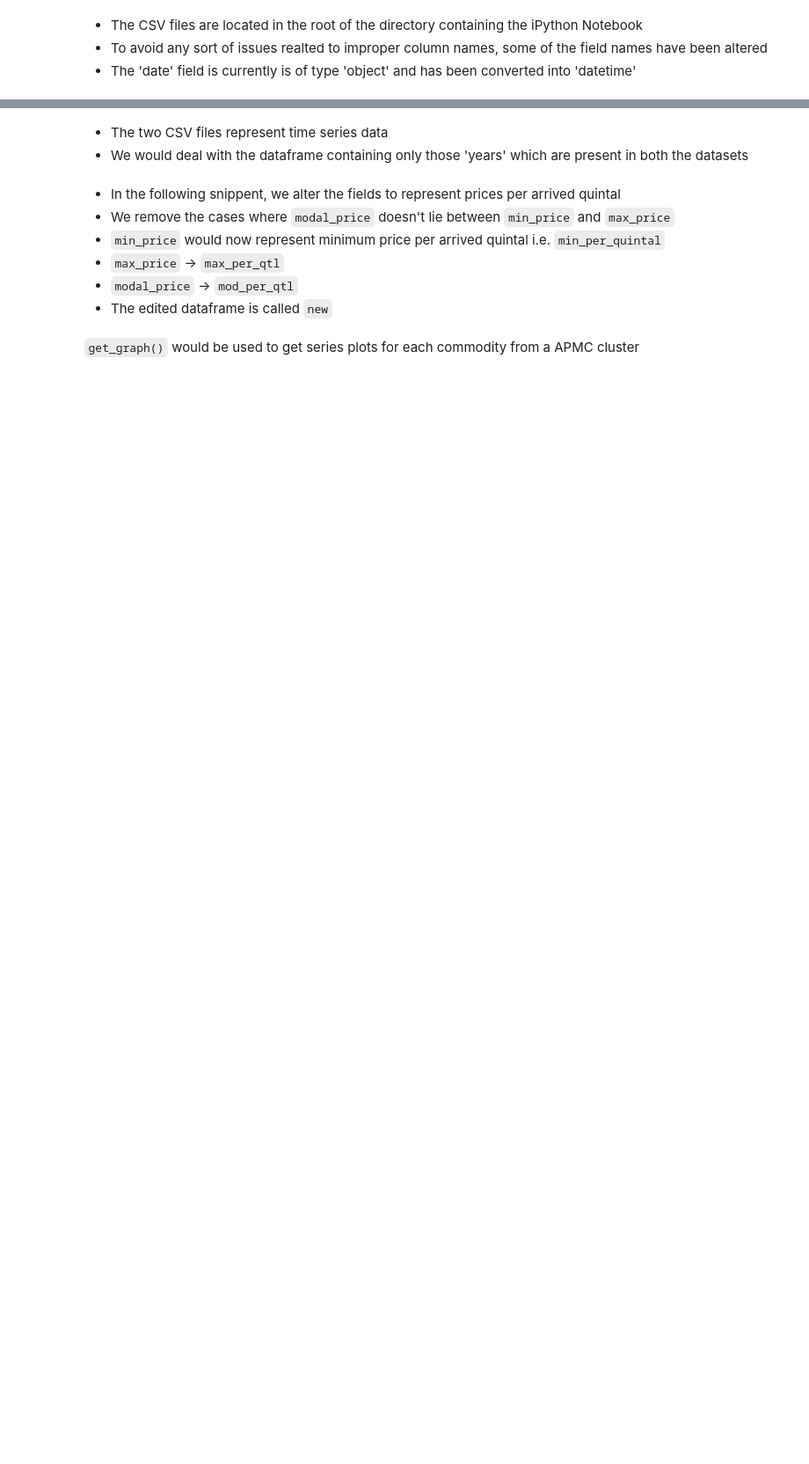
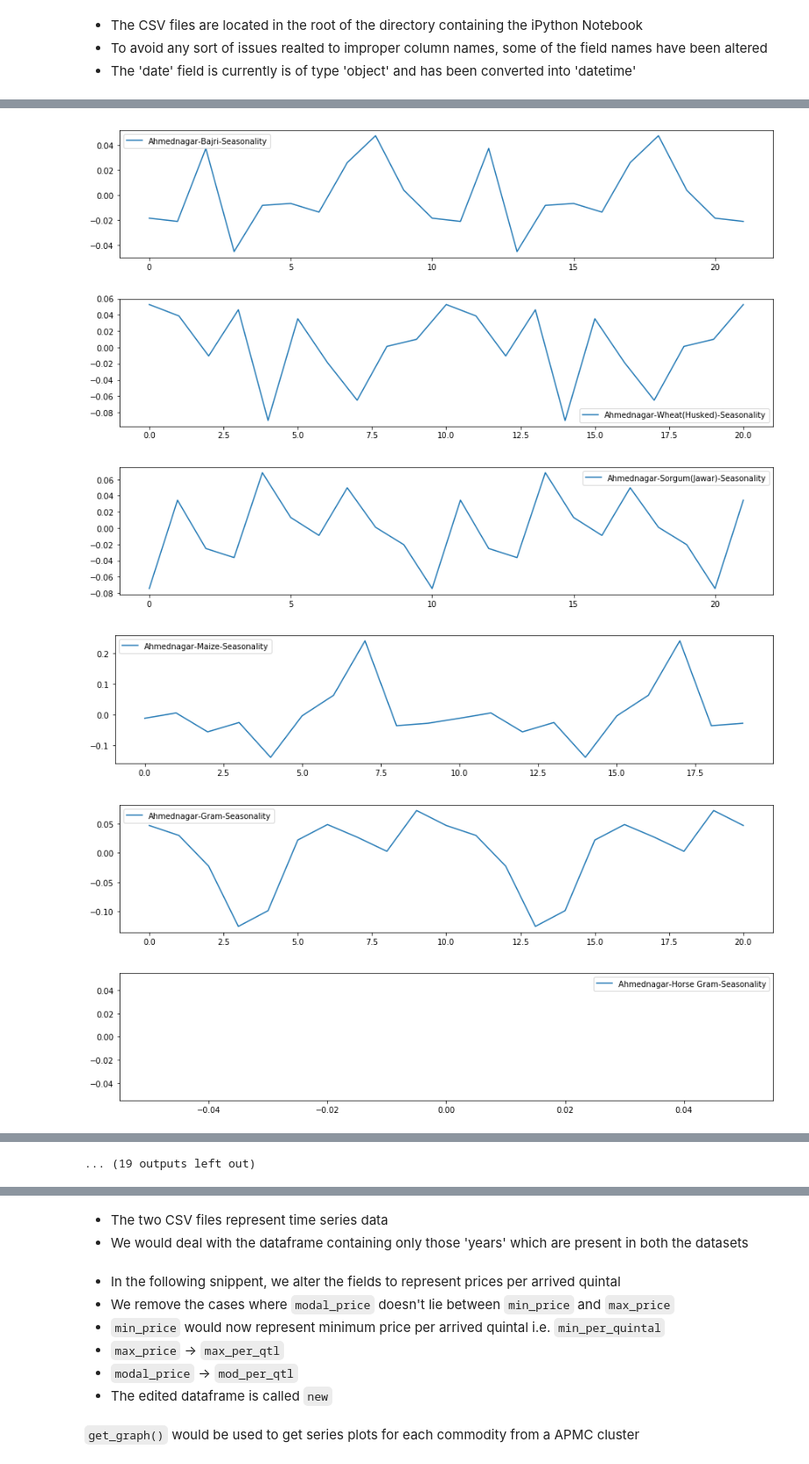
Before and after one commit to ss-is-master-chief/scratchpad, a Jupyter notebook: SocialCops-mandi/SocialCops-SumitSaha.ipynb, the cells around one changed output, grey strips where cells are left out. Shown at 88% size. Drawn from its saved outputs; the diff is of its cells as text; code cells hidden in the pictures; blank space fills up the shorter version.

```diff
--- a/SocialCops-mandi/SocialCops-SumitSaha.ipynb
+++ b/SocialCops-mandi/SocialCops-SumitSaha.ipynb
@@ -16,5 +16,7 @@ cmo_msp_mandi = pd.read_csv("CMO_MSP_Mandi.csv")
 
 dateparse = lambda dates: pd.datetime.strptime(dates, '%Y-%m')
 monthly_data = pd.read_csv('Monthly_data_cmo.csv', parse_dates=['date'],date_parser=dateparse)
+monthly_data = monthly_data[((monthly_data['modal_price'] <= monthly_data['max_price']) &
+                 (monthly_data['modal_price'] >= monthly_data['min_price']))]
 # %%
 monthly_data.head()
@@ -82,10 +91,17 @@ def sub(commodity,apmc):
 
 ##### From the following plots we can infer that seasonality for almost all combinations of APMC and Commodity is ADDITIVE
 # %%
-for apmc in ts.APMC.unique()[:2]:
-    for commodity in ts.Commodity.unique():
+for apmc in ts.APMC.unique()[:1]:
+    for commodity in ts.Commodity[ts.APMC==apmc].unique():
         try:
-            ts_log = sub(commodity,'Ahmednagar')
+            ts_log = sub(commodity,apmc)
             get_season(ts_log,commodity,apmc)
         except:
             pass
+# %% [output]
+[figure, added]
+[figure, added]
+[figure, added]
+[figure, added]
+[figure, added]
+[figure, added]
@@ -91,0 +114 @@ for apmc in ts.APMC.unique()[:2]:
+... (19 outputs left out)
```
Also changed, not shown: parts of 4 cells of this notebook.
